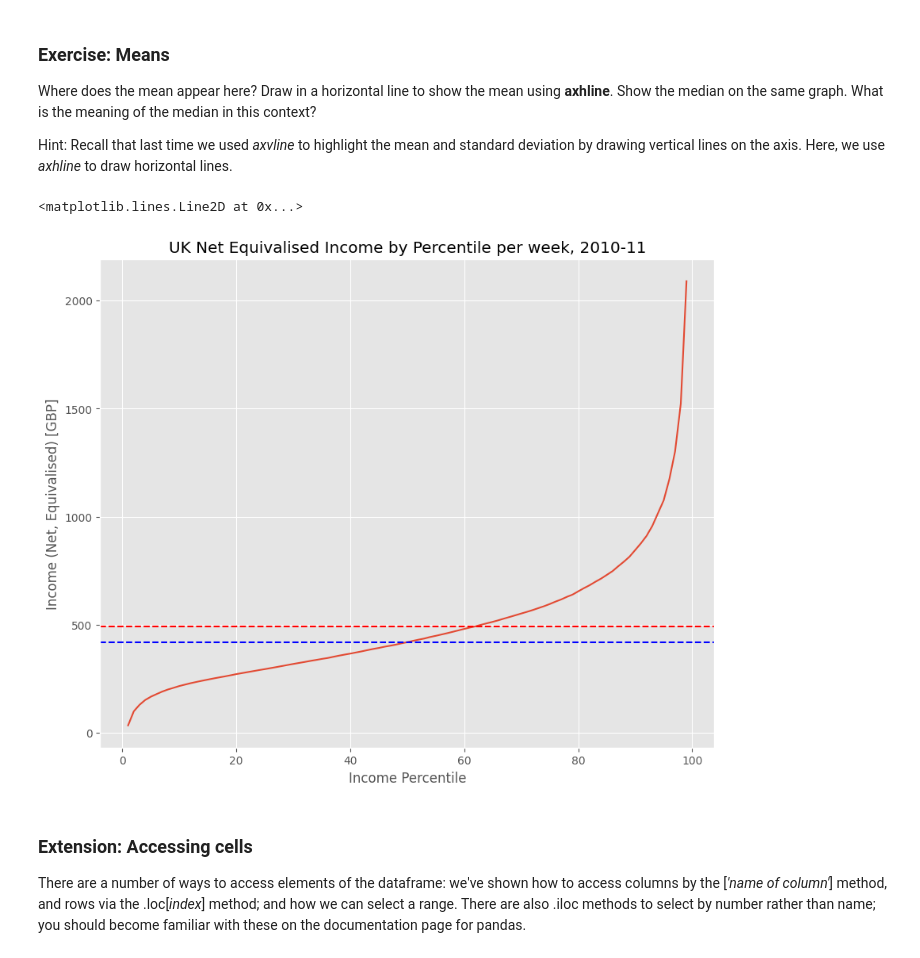
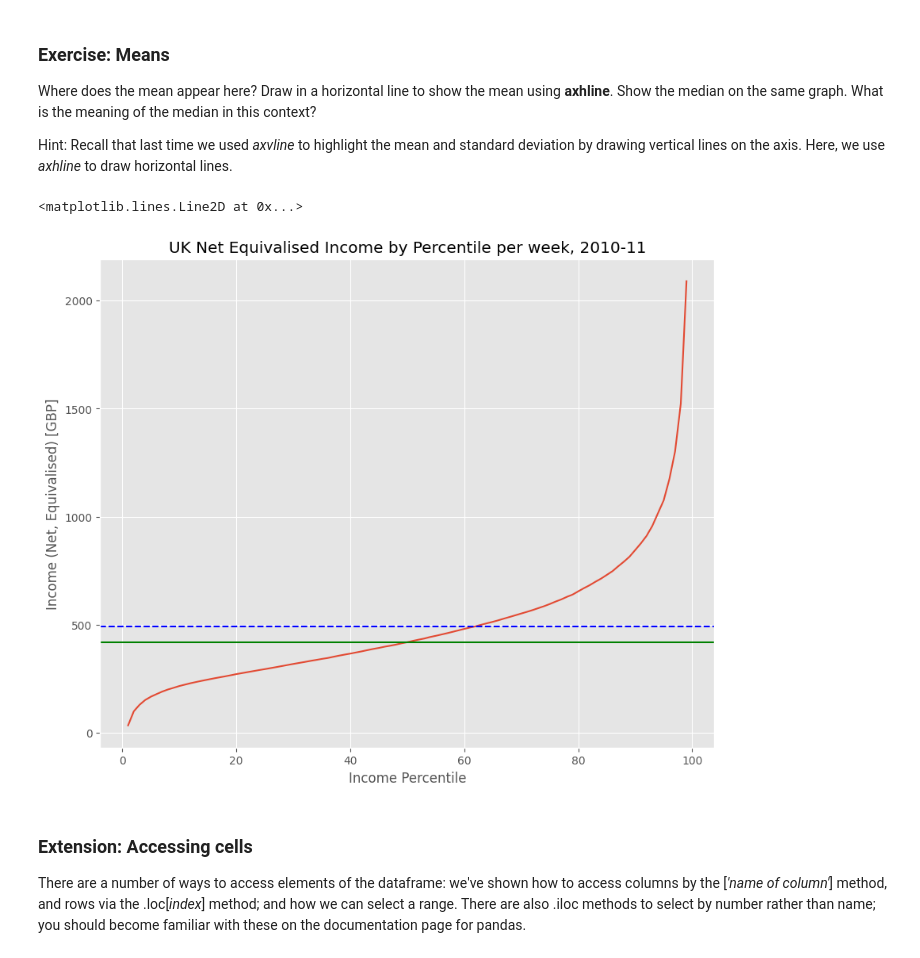
Before and after one commit to shan18-sp/QM2, a Jupyter notebook: notebooks/W02. Pandas.ipynb, the cells around one changed output. Drawn from its saved outputs; the diff is of its cells as text; code cells hidden in the pictures.

```diff
--- a/notebooks/W02. Pandas.ipynb
+++ b/notebooks/W02. Pandas.ipynb
@@ -240,15 +240,18 @@ Hint: Recall that last time we used *axvline* to highlight the mean and standard
 # %%
 income['Net equivalised household income in 2010-11, week'].plot()
 plt.title('UK Net Equivalised Income by Percentile per week, 2010-11')
 plt.xlabel('Income Percentile')
 plt.ylabel('Income (Net, Equivalised) [GBP]')
+
 mean_income = income['Net equivalised household income in 2010-11, week'].mean()
 median_income = income['Net equivalised household income in 2010-11, week'].median()
-plt.axhline(mean_income, color='r', linestyle='dashed')
-plt.axhline(median_income, color='b', linestyle='dashed')
+
+# Plot horizontal lines for mean and median
+plt.axhline(mean_income, color='blue', linestyle='--', label=f'Mean: {mean_income:.2f}')
+plt.axhline(median_income, color='green', linestyle='-', label=f'Median: {median_income:.2f}')
 # %% [output]
 <matplotlib.lines.Line2D at 0x...>
-[figure, old version]
+[figure, new version]
 # %% [markdown]
 ### Extension: Accessing cells
 
```
Also changed, not shown: parts of 16 cells of this notebook.
